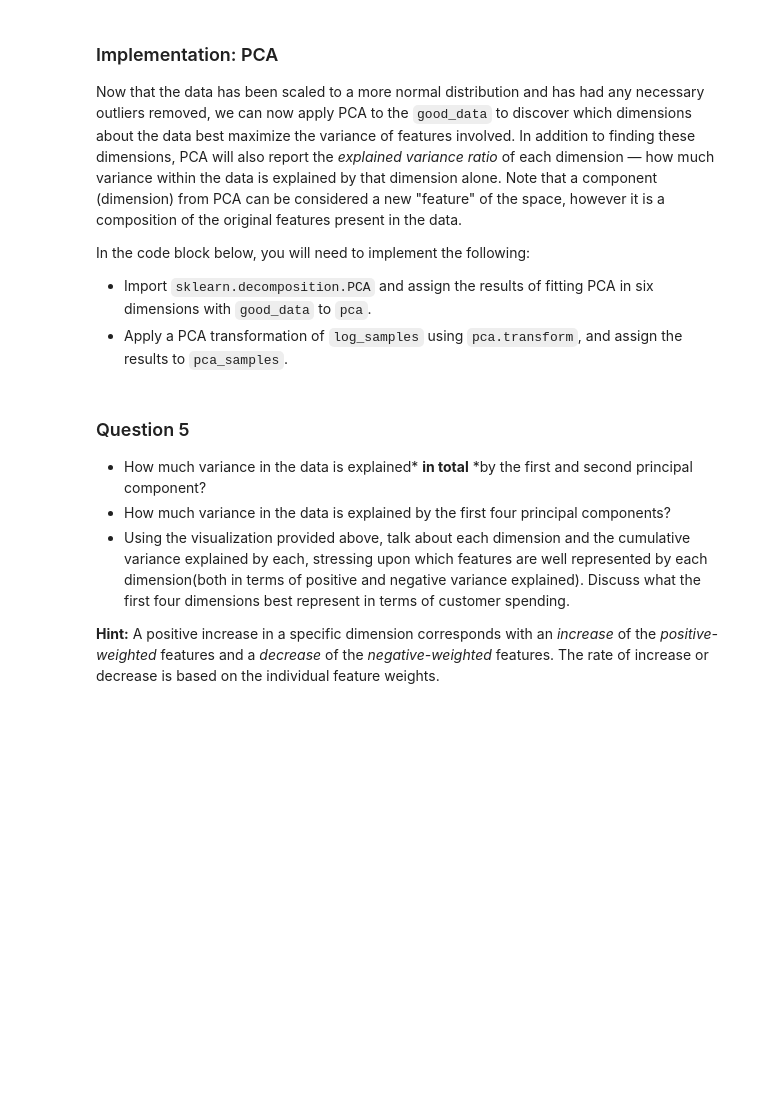
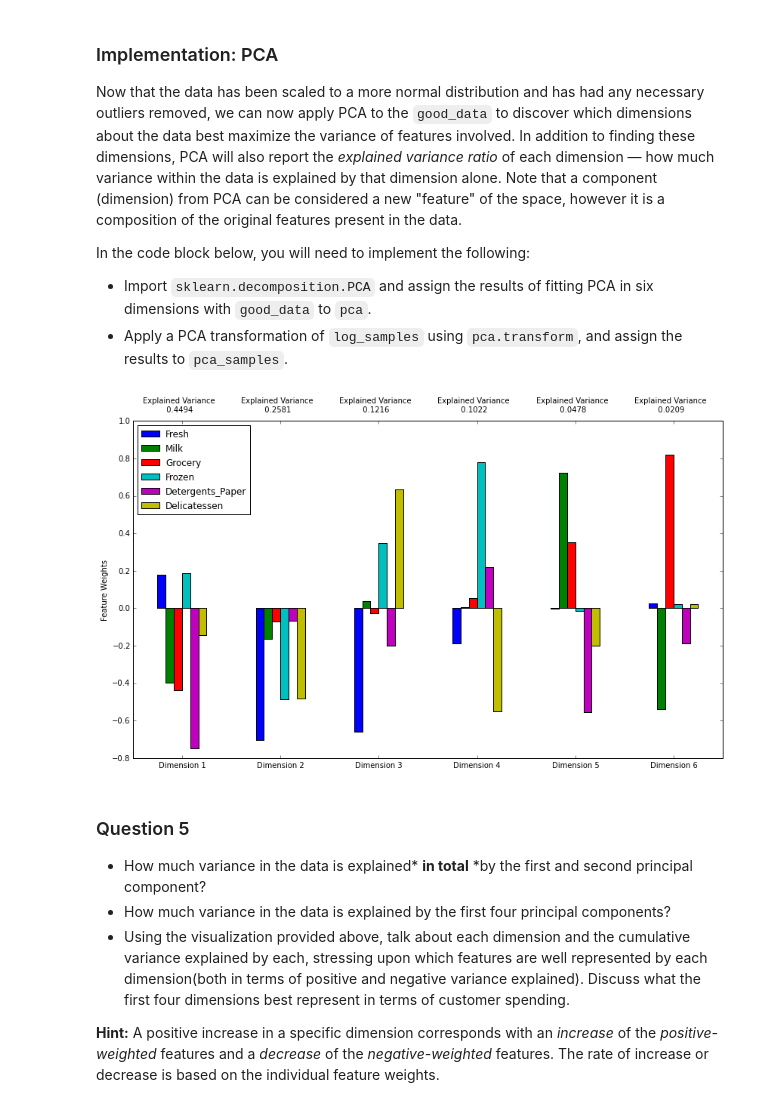
Before and after one commit to dcgull/ML-Projects, a Jupyter notebook: customer_segments/customer_segments.ipynb, the cells around one changed output. Cells and saved outputs as stored; diff of their text form; code cells hidden in the pictures; blank space fills up the shorter version.

```diff
--- a/customer_segments/customer_segments.ipynb
+++ b/customer_segments/customer_segments.ipynb
@@ -231,23 +231,33 @@ In the code block below, you will need to implement the following:
 Once you have performed this implementation, the dataset will be stored in the variable `good_data`.
 # %%
 # For each feature find the data points with extreme high or low values
+
+import collections
+d=collections.Counter()
 for feature in log_data.keys():
 
     # TODO: Calculate Q1 (25th percentile of the data) for the given feature
-    Q1 = None
+    Q1 = np.percentile(log_data[feature], 25)
 
     # TODO: Calculate Q3 (75th percentile of the data) for the given feature
-    Q3 = None
+    Q3 = np.percentile(log_data[feature], 75)
 
     # TODO: Use the interquartile range to calculate an outlier step (1.5 times the interquartile range)
-    step = None
+    step = 1.5*(Q3-Q1)
 
     # Display the outliers
     print "Data points considered outliers for the feature '{}':".format(feature)
     display(log_data[~((log_data[feature] >= Q1 - step) & (log_data[feature] <= Q3 + step))])
+    display(log_data[~((log_data[feature] >= Q1 - step*2) & (log_data[feature] <= Q3 + step*2))])
+    for a in log_data[~((log_data[feature] >= Q1 - step) & (log_data[feature] <= Q3 + step))].index:
+        d[a]+= 1
 
+for c in d.iterkeys():
+    if d[c]>1:
+        print c, d[c]
 # OPTIONAL: Select the indices for data points you wish to remove
-outliers  = []
+outliers  = [86, 183, 325, 128, 154, 65, 66, 75]
+
 
 # Remove the outliers, if any were specified
 good_data = log_data.drop(log_data.index[outliers]).reset_index(drop = True)
@@ -273,13 +336,17 @@ In the code block below, you will need to implement the following:
  - Apply a PCA transformation of `log_samples` using `pca.transform`, and assign the results to `pca_samples`.
 # %%
 # TODO: Apply PCA by fitting the good data with the same number of dimensions as features
-pca = None
+from sklearn.decomposition import PCA
+pca = PCA(6)
+pca.fit(good_data)
 
 # TODO: Transform log_samples using the PCA fit above
-pca_samples = None
+pca_samples = pca.transform(log_samples)
 
 # Generate PCA results plot
 pca_results = vs.pca_results(good_data, pca)
+# %% [output]
+[figure, added]
 # %% [markdown]
 ### Question 5
 
```
Also changed, not shown: parts of 9 cells of this notebook.
